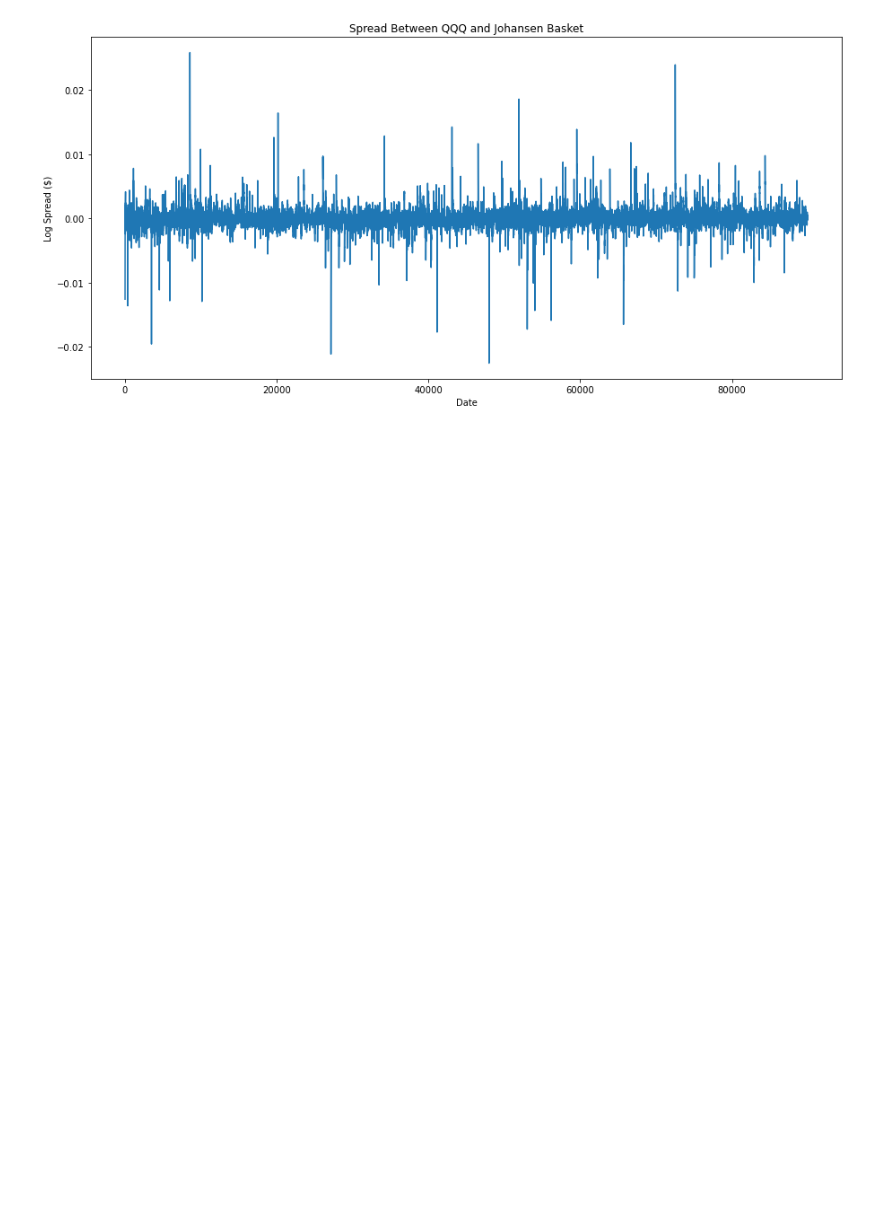
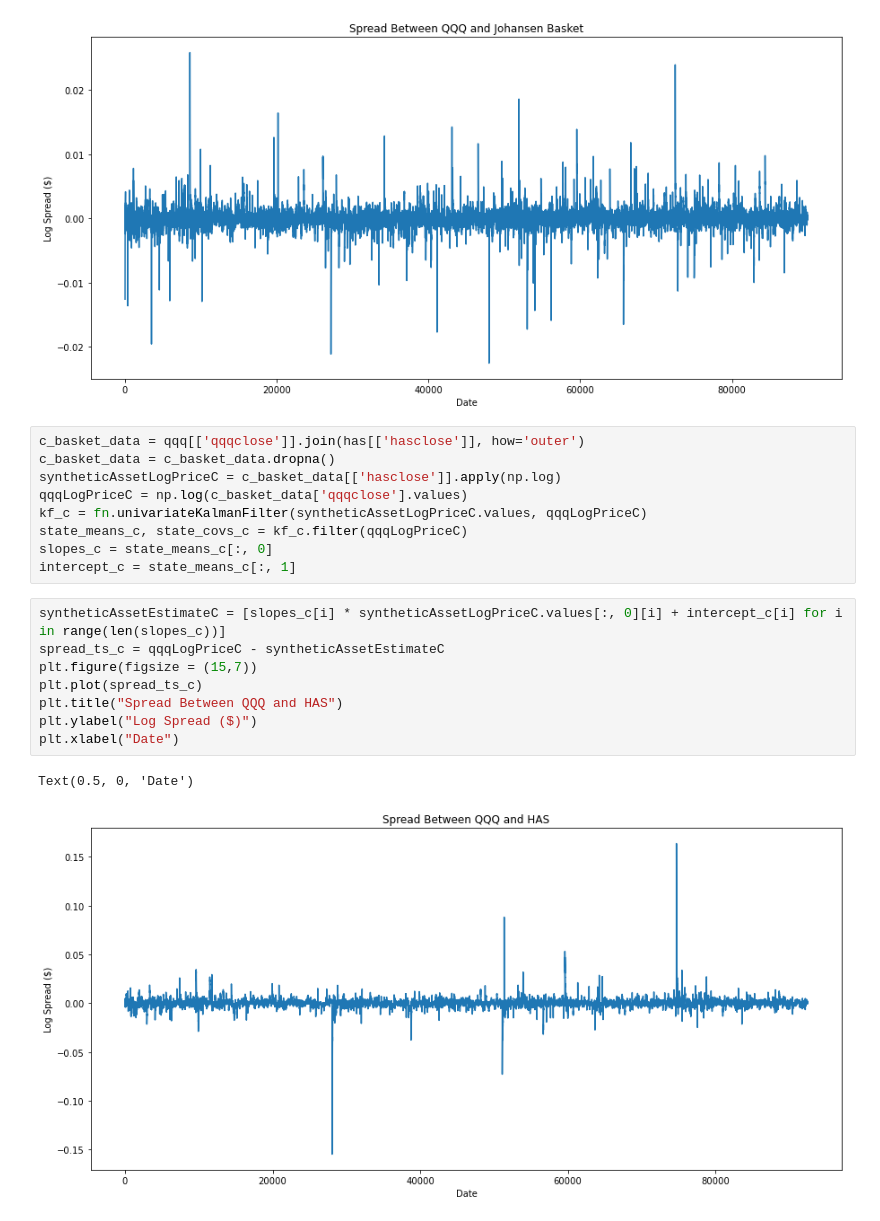
Before and after one commit to Capital-Investments-at-Berkeley/f20_stat_arb, a Jupyter notebook: SyntheticAssetConstruction.ipynb, the cells around one changed output. Drawn from its saved outputs; the diff is of its cells as text; blank space fills up the shorter version.

```diff
--- a/SyntheticAssetConstruction.ipynb
+++ b/SyntheticAssetConstruction.ipynb
@@ -243,6 +243,26 @@ plt.xlabel("Date")
 # %% [output]
 Text(0.5, 0, 'Date')
 [figure]
+# %%
+c_basket_data = qqq[['qqqclose']].join(has[['hasclose']], how='outer')
+c_basket_data = c_basket_data.dropna()
+syntheticAssetLogPriceC = c_basket_data[['hasclose']].apply(np.log)
+qqqLogPriceC = np.log(c_basket_data['qqqclose'].values)
+kf_c = fn.univariateKalmanFilter(syntheticAssetLogPriceC.values, qqqLogPriceC)
+state_means_c, state_covs_c = kf_c.filter(qqqLogPriceC)
+slopes_c = state_means_c[:, 0]
+intercept_c = state_means_c[:, 1]
+# %%
+syntheticAssetEstimateC = [slopes_c[i] * syntheticAssetLogPriceC.values[:, 0][i] + intercept_c[i] for i in range(len(slopes_c))]
+spread_ts_c = qqqLogPriceC - syntheticAssetEstimateC
+plt.figure(figsize = (15,7))
+plt.plot(spread_ts_c)
+plt.title("Spread Between QQQ and HAS")
+plt.ylabel("Log Spread ($)")
+plt.xlabel("Date")
+# %% [output]
+Text(0.5, 0, 'Date')
+[figure, added]
 # %%
 c_list_eg = ['hasSlope', 'aaplSlope', 'ttwoSlope', 'sbuxSlope',
                                'ctasSlope', 'alxnSlope', 'algnSlope', 'payxSlopes']
```
Also changed, not shown: parts of 4 cells of this notebook, 1 other file.
